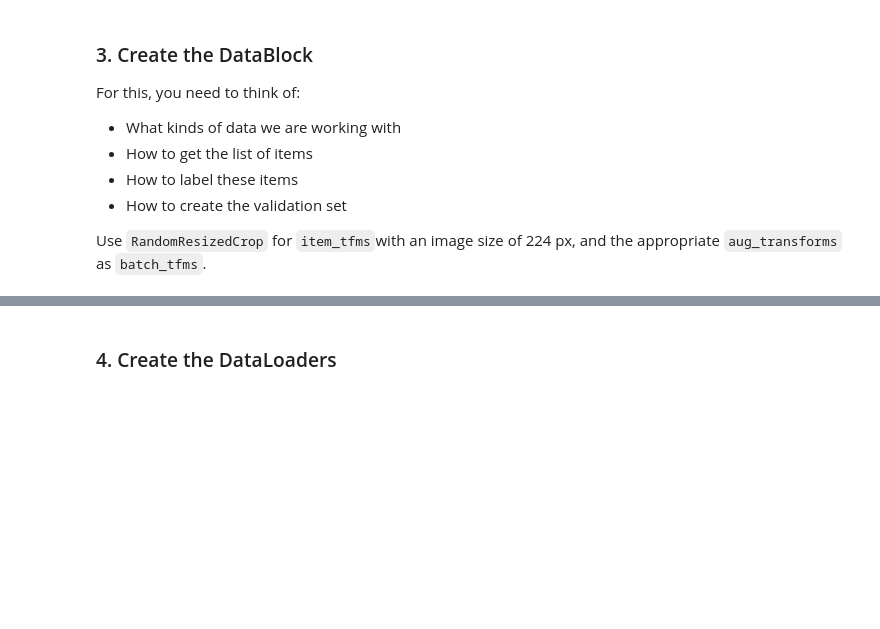
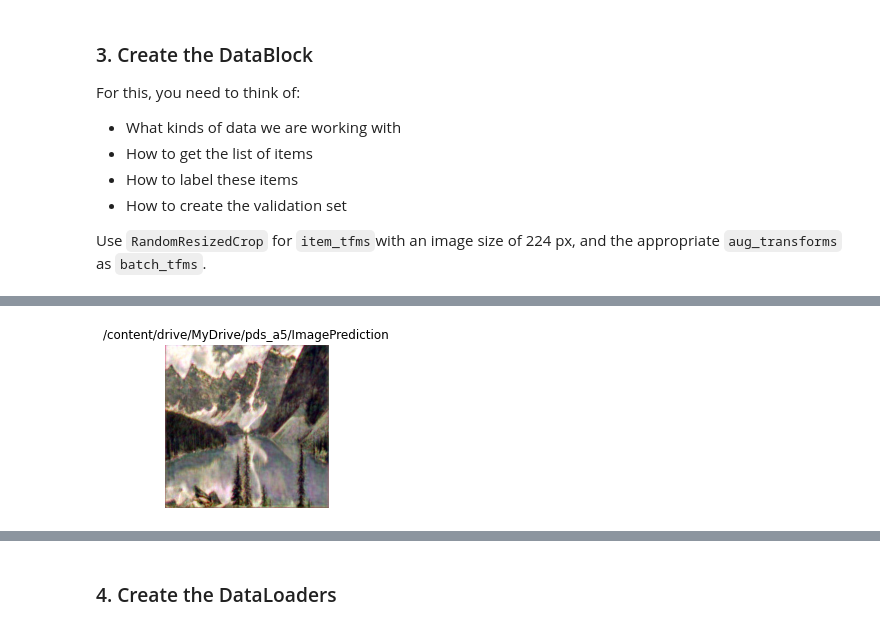
Before and after one commit to pds2021/a5-just1130, a Jupyter notebook: Assignment_5.ipynb, the cells around one changed output, grey strips where cells are left out. Saved outputs shown, nothing was run; the diff lists cells and outputs as text; code cells hidden in the pictures; blank space fills up the shorter version.

```diff
--- a/Assignment_5.ipynb
+++ b/Assignment_5.ipynb
@@ -113,2 +109,2 @@ SuggestedLRs(lr_min=7.585775847473997e-08, lr_steep=2.2908675418875646e-06)
 # %%
-learner.fit_one_cycle(5,pct_start=0.8,lr_max=2.2908675418875646e-06)
+learner.fit_one_cycle(10,pct_start=0.8,lr_max=3.630780702224001e-05)
@@ -130,0 +135,14 @@ TypeError: ignored
+# %%
+counter=0
+for image in os.listdir('/content/drive/MyDrive/pds_a5/imageBW'):
+  image = PILImage.create(f'/content/drive/MyDrive/pds_a5/imageBW/{image}')
+  prediction = learner.predict(image)
+  counter+=1
+  PILImage.create(fn=prediction[0]).save(f'/content/drive/MyDrive/pds_a5/ImagePrediction/img{counter}.jpg')
+# %%
+dataFrame = pd.DataFrame(columns=['X','Y'])
+for image in os.listdir('/content/drive/MyDrive/pds_a5/imageColor'):
+  dataFrame = dataFrame.append({'X':f'/content/drive/MyDrive/pds_a5/imageColor/{image}','Y':'/content/drive/MyDrive/pds_a5/imageColor'},ignore_index=True)
+for image in os.listdir('/content/drive/MyDrive/pds_a5/ImagePrediction'):
+  dataFrame = dataFrame.append({'X':f'/content/drive/MyDrive/pds_a5/ImagePrediction/{image}','Y':'/content/drive/MyDrive/pds_a5/ImagePrediction'},ignore_index=True)
+dataFrame.sample(30)
@@ -130,0 +167,9 @@ TypeError: ignored
+# %%
+dbCrit = DataBlock(blocks=(ImageBlock,CategoryBlock),
+                  get_x= ColReader('X'),
+                  get_y= ColReader('Y'))
+dataloaderCrit = dbCrit.dataloaders(dataFrame,bs=1)
+dataloaderCrit.show_batch()
+dataloaderCrit.c = 3
+# %% [output]
+[figure, added]
```
Also changed, not shown: parts of 16 cells of this notebook.
